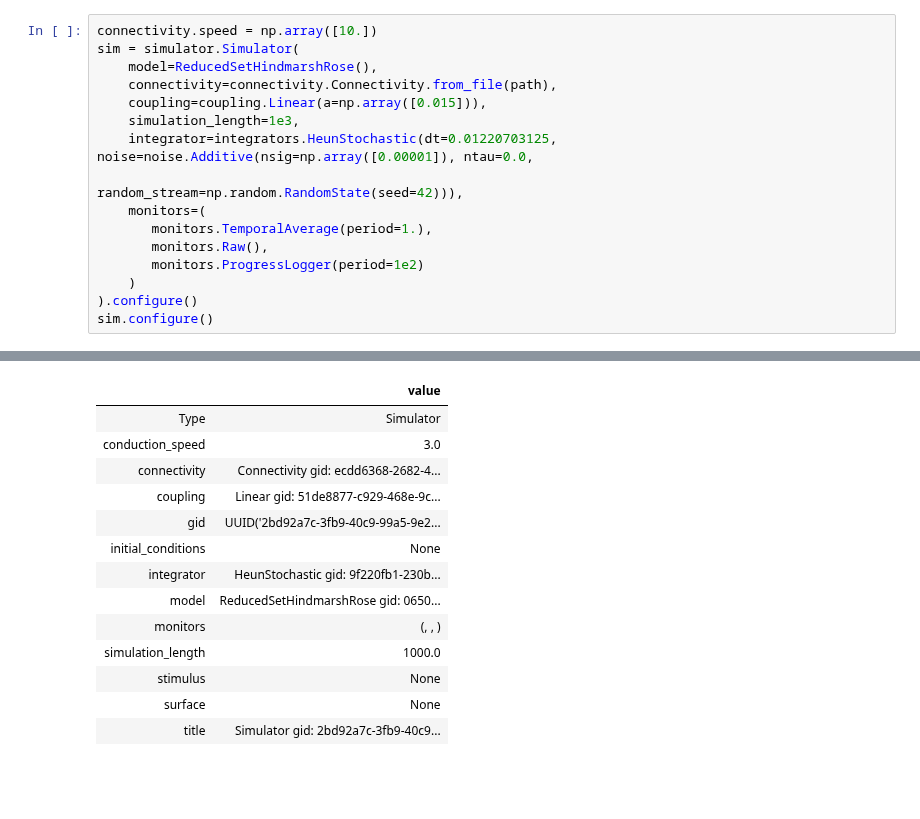
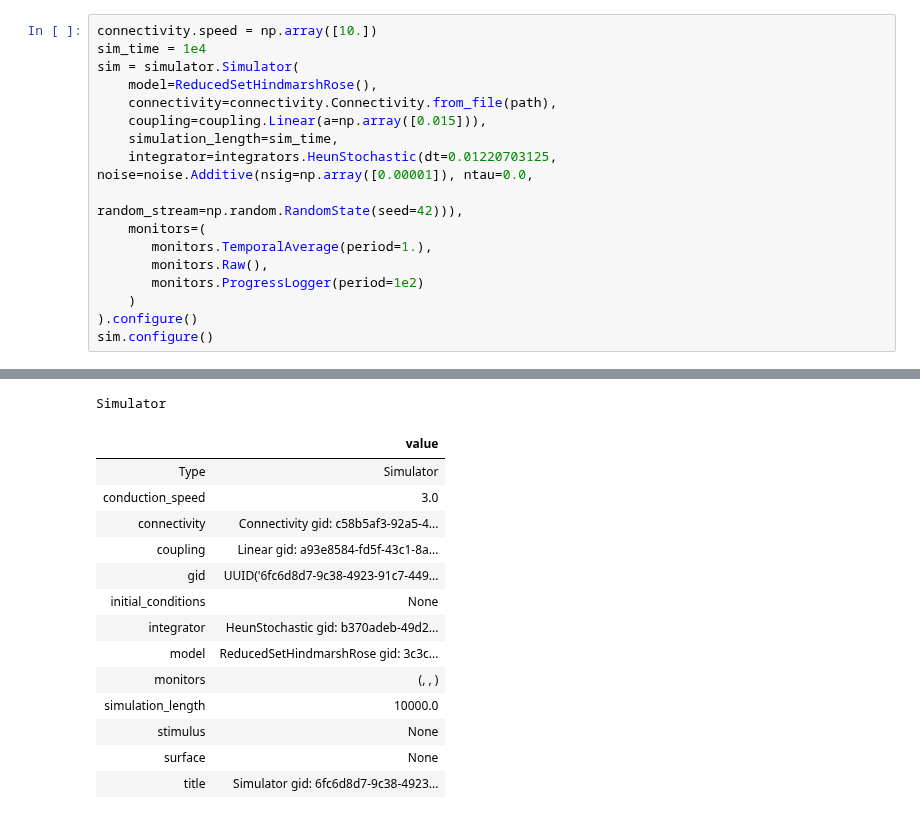
Before and after one commit to yilewang/tvbdemos, a Jupyter notebook: sim1.ipynb, the cells around one changed output, grey strips where cells are left out. Cells and saved outputs as stored; diff of their text form; blank space fills up the shorter version.

```diff
--- a/sim1.ipynb
+++ b/sim1.ipynb
@@ -19,10 +21,11 @@ print(path)
 # %%
 connectivity.speed = np.array([10.])
+sim_time = 1e4
 sim = simulator.Simulator(
     model=ReducedSetHindmarshRose(),
     connectivity=connectivity.Connectivity.from_file(path),
     coupling=coupling.Linear(a=np.array([0.015])),
-    simulation_length=1e3,
+    simulation_length=sim_time,
     integrator=integrators.HeunStochastic(dt=0.01220703125, noise=noise.Additive(nsig=np.array([0.00001]), ntau=0.0,
                                                                                 random_stream=np.random.RandomState(seed=42))),
     monitors=(
@@ -37,16 +43,17 @@ Simulator
+Simulator
 |  | value |
 | Type | Simulator |
 | conduction_speed | 3.0 |
-| connectivity | Connectivity gid: ecdd6368-2682-4... |
-| coupling | Linear gid: 51de8877-c929-468e-9c... |
-| gid | UUID('2bd92a7c-3fb9-40c9-99a5-9e2... |
+| connectivity | Connectivity gid: c58b5af3-92a5-4... |
+| coupling | Linear gid: a93e8584-fd5f-43c1-8a... |
+| gid | UUID('6fc6d8d7-9c38-4923-91c7-449... |
 | initial_conditions | None |
-| integrator | HeunStochastic gid: 9f220fb1-230b... |
-| model | ReducedSetHindmarshRose gid: 0650... |
+| integrator | HeunStochastic gid: b370adeb-49d2... |
+| model | ReducedSetHindmarshRose gid: 3c3c... |
 | monitors | (, , ) |
-| simulation_length | 1000.0 |
+| simulation_length | 10000.0 |
 | stimulus | None |
 | surface | None |
-| title | Simulator gid: 2bd92a7c-3fb9-40c9... |
+| title | Simulator gid: 6fc6d8d7-9c38-4923... |
 # %%
 (tavg_time, tavg_data), (raw_time, raw_data),_ = sim.run()
```
Also changed, not shown: parts of 10 cells of this notebook.
